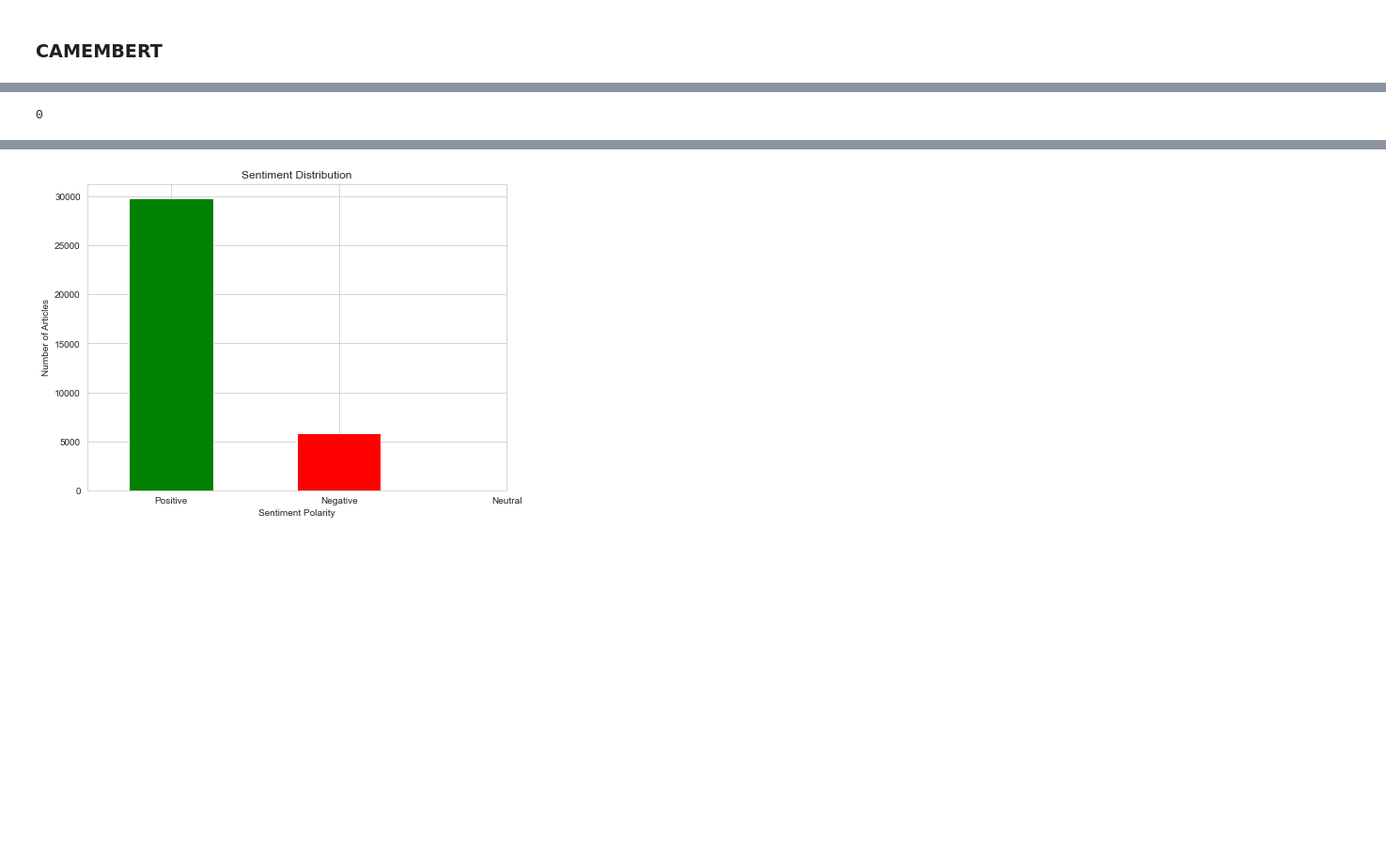
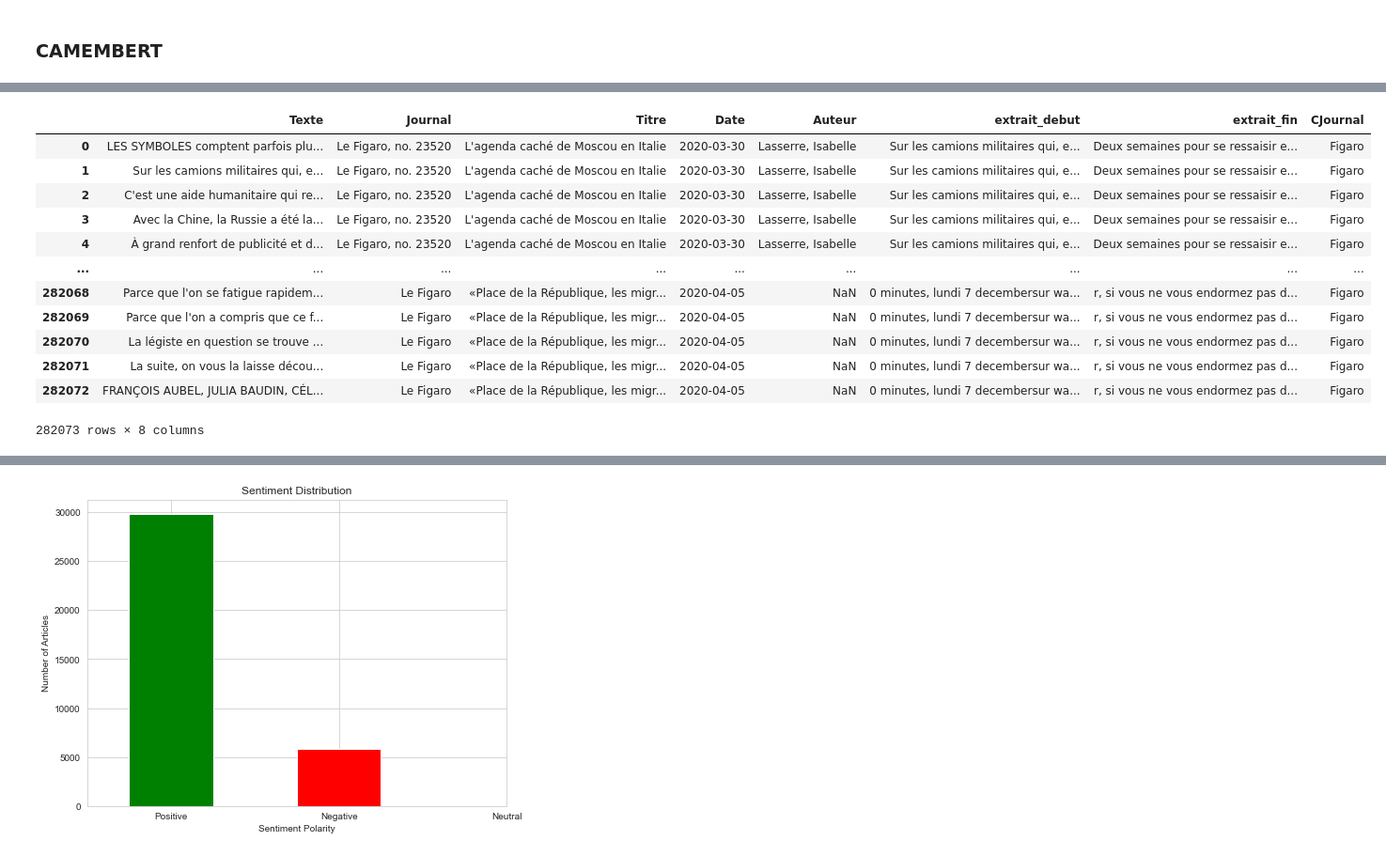
Before and after one commit to cmllbll/Projet_DSSS_2023, a Jupyter notebook: Sentiment Analysis.ipynb, the cells around one changed output, grey strips where cells are left out. Shown at 94% size. Cells and saved outputs as stored; diff of their text form; code cells hidden in the pictures; blank space fills up the shorter version.

```diff
--- a/Sentiment Analysis.ipynb
+++ b/Sentiment Analysis.ipynb
@@ -105,4 +40,31 @@ df_split
-# %%
-lendf_split['Texte'][14567]
-# %% [output]
-0
+# %%
+# Function to split text into three rows
+def split_text(row):
+    texts = row['Texte'].split('. ')
+    return pd.Series(texts)
+
+# Apply the function to each row and stack the resulting rows
+new_df = df.apply(split_text, axis=1).stack().reset_index(level=1, drop=True).to_frame('Texte')
+
+# Merge the other columns from the original DataFrame
+new_df = new_df.join(df.drop('Texte', axis=1), how='left')
+
+# Reset index if needed
+new_df.reset_index(drop=True, inplace=True)
+
+
+new_df
+# %% [output]
+|  | Texte | Journal | Titre | Date | Auteur | extrait_debut | extrait_fin | CJournal |
+| 0 | LES SYMBOLES comptent parfois plu... | Le Figaro, no. 23520 | L'agenda caché de Moscou en Italie | 2020-03-30 | Lasserre, Isabelle | Sur les camions militaires qui, e... | Deux semaines pour se ressaisir e... | Figaro |
+| 1 | Sur les camions militaires qui, e... | Le Figaro, no. 23520 | L'agenda caché de Moscou en Italie | 2020-03-30 | Lasserre, Isabelle | Sur les camions militaires qui, e... | Deux semaines pour se ressaisir e... | Figaro |
+| 2 | C'est une aide humanitaire qui re... | Le Figaro, no. 23520 | L'agenda caché de Moscou en Italie | 2020-03-30 | Lasserre, Isabelle | Sur les camions militaires qui, e... | Deux semaines pour se ressaisir e... | Figaro |
+| 3 | Avec la Chine, la Russie a été la... | Le Figaro, no. 23520 | L'agenda caché de Moscou en Italie | 2020-03-30 | Lasserre, Isabelle | Sur les camions militaires qui, e... | Deux semaines pour se ressaisir e... | Figaro |
+| 4 | À grand renfort de publicité et d... | Le Figaro, no. 23520 | L'agenda caché de Moscou en Italie | 2020-03-30 | Lasserre, Isabelle | Sur les camions militaires qui, e... | Deux semaines pour se ressaisir e... | Figaro |
+| ... | ... | ... | ... | ... | ... | ... | ... | ... |
+| 282068 | Parce que l'on se fatigue rapidem... | Le Figaro | «Place de la République, les migr... | 2020-04-05 | NaN | 0 minutes, lundi 7 decembersur wa... | r, si vous ne vous endormez pas d... | Figaro |
+| 282069 | Parce que l'on a compris que ce f... | Le Figaro | «Place de la République, les migr... | 2020-04-05 | NaN | 0 minutes, lundi 7 decembersur wa... | r, si vous ne vous endormez pas d... | Figaro |
+| 282070 | La légiste en question se trouve ... | Le Figaro | «Place de la République, les migr... | 2020-04-05 | NaN | 0 minutes, lundi 7 decembersur wa... | r, si vous ne vous endormez pas d... | Figaro |
+| 282071 | La suite, on vous la laisse décou... | Le Figaro | «Place de la République, les migr... | 2020-04-05 | NaN | 0 minutes, lundi 7 decembersur wa... | r, si vous ne vous endormez pas d... | Figaro |
+| 282072 | FRANÇOIS AUBEL, JULIA BAUDIN, CÉL... | Le Figaro | «Place de la République, les migr... | 2020-04-05 | NaN | 0 minutes, lundi 7 decembersur wa... | r, si vous ne vous endormez pas d... | Figaro |
+282073 rows × 8 columns
```
Also changed, not shown: parts of 11 cells of this notebook.
